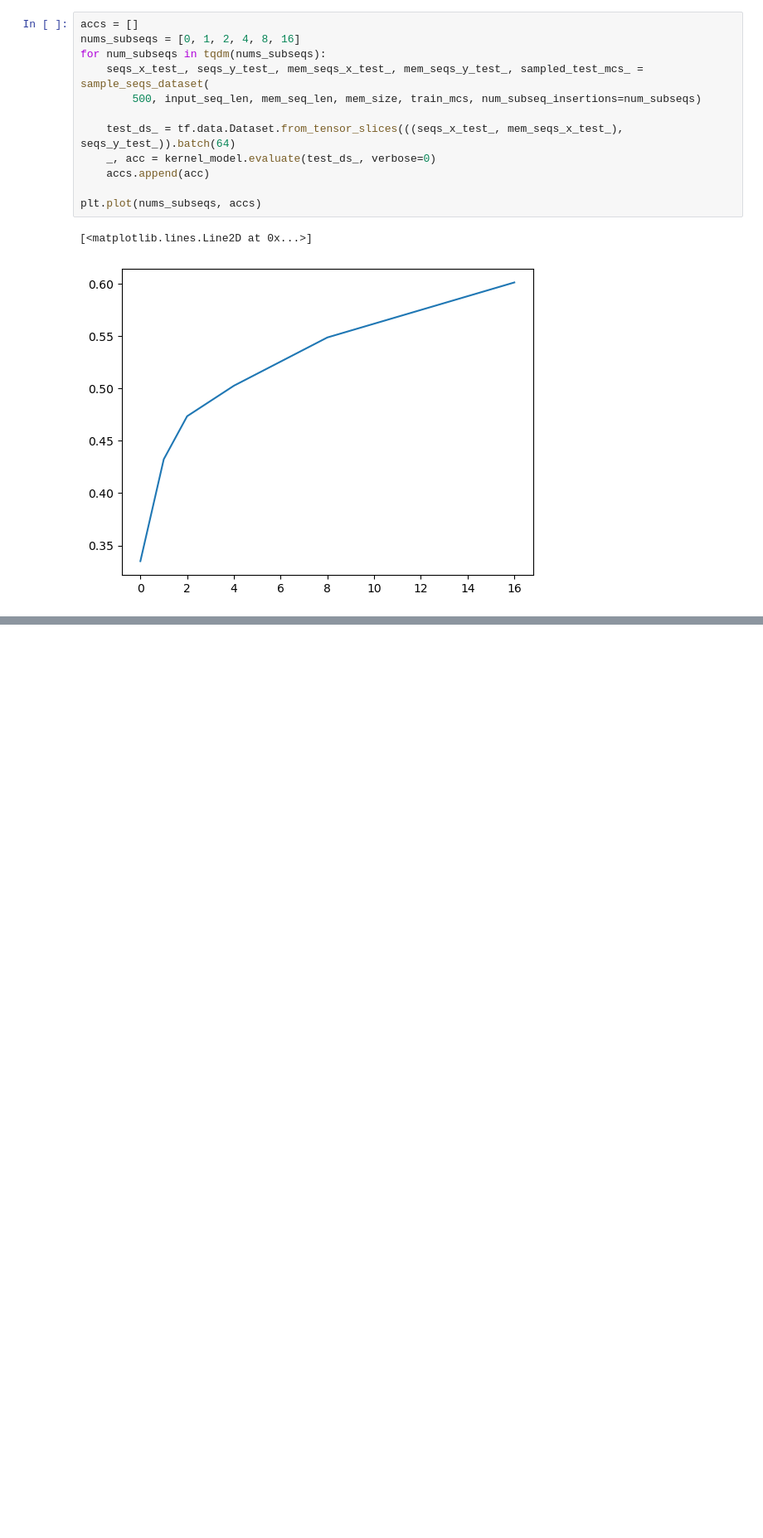
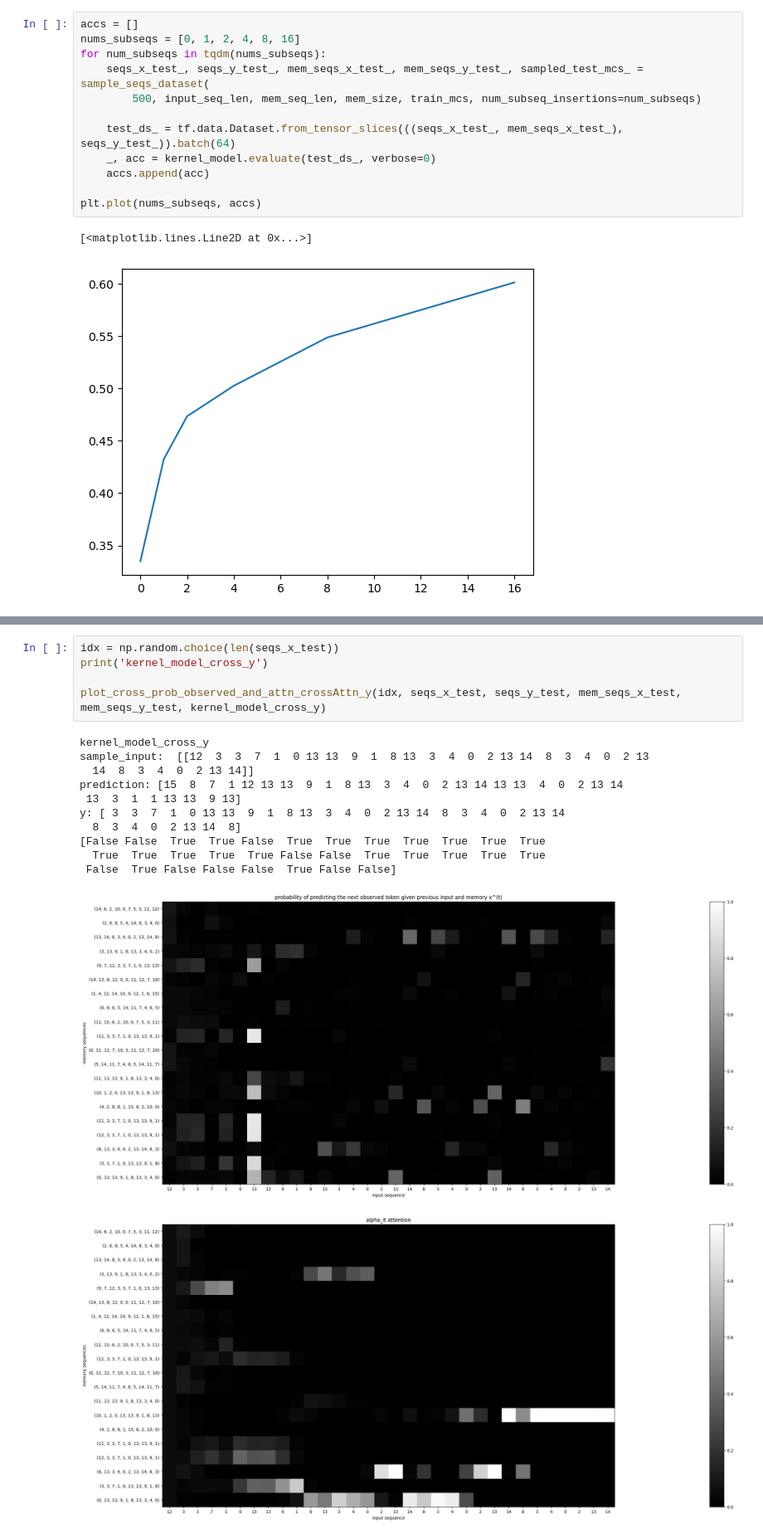
Before and after one commit to Awni00/hierarchical-attention-external-memory, a Jupyter notebook: experiments/mixture_markov_chains.ipynb, the cells around one changed output, grey strips where cells are left out. Shown at 83% size. Saved outputs shown, nothing was run; the diff lists cells and outputs as text; blank space fills up the shorter version.

```diff
--- a/experiments/mixture_markov_chains.ipynb
+++ b/experiments/mixture_markov_chains.ipynb
@@ -536,0 +661,18 @@ plt.plot(nums_subseqs, accs)
+# %%
+idx = np.random.choice(len(seqs_x_test))
+print('kernel_model_cross_y')
+
+plot_cross_prob_observed_and_attn_crossAttn_y(idx, seqs_x_test, seqs_y_test, mem_seqs_x_test, mem_seqs_y_test, kernel_model_cross_y)
+# %% [output]
+kernel_model_cross_y
+sample_input:  [[12  3  3  7  1  0 13 13  9  1  8 13  3  4  0  2 13 14  8  3  4  0  2 13
+  14  8  3  4  0  2 13 14]]
+prediction: [15  8  7  1 12 13 13  9  1  8 13  3  4  0  2 13 14 13 13  4  0  2 13 14
+ 13  3  1  1 13 13  9 13]
+y: [ 3  3  7  1  0 13 13  9  1  8 13  3  4  0  2 13 14  8  3  4  0  2 13 14
+  8  3  4  0  2 13 14  8]
+[False False  True  True False  True  True  True  True  True  True  True
+  True  True  True  True  True False False  True  True  True  True  True
+ False  True False False False  True False False]
+[figure, added]
+[figure, added]
```
Also changed, not shown: parts of 22 cells of this notebook.
